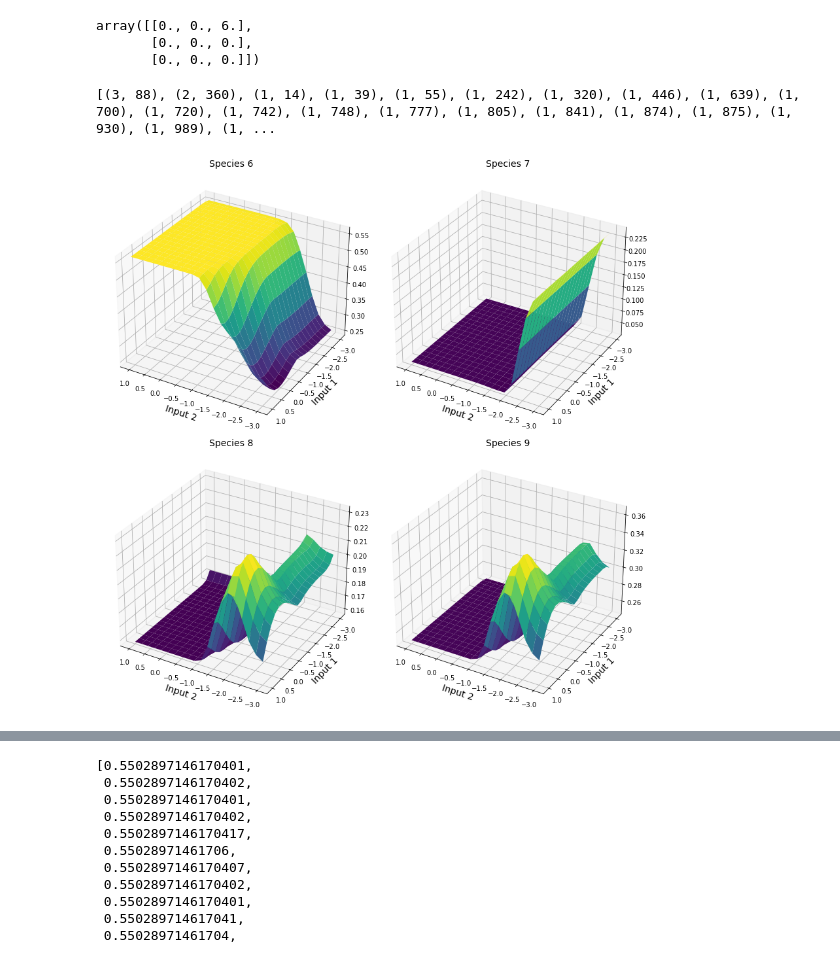
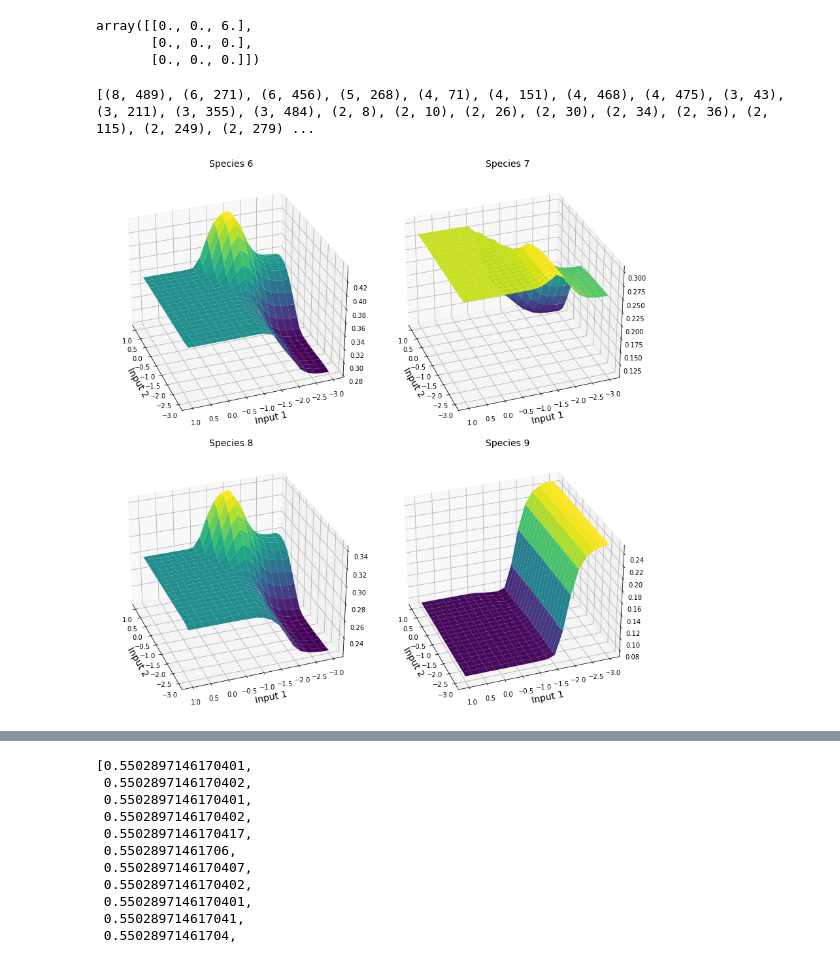
Before and after one commit to csfloyd/GlycanAnalysis, a Jupyter notebook: Python/analyze_data.ipynb, the cells around one changed output, grey strips where cells are left out. Drawn from its saved outputs; the diff is of its cells as text; code cells hidden in the pictures.

```diff
--- a/Python/analyze_data.ipynb
+++ b/Python/analyze_data.ipynb
@@ -35,7 +35,7 @@ First network has 3 cycles
 Network has 10 species and 20 reactions
 # %%
 path = "/Users/csfloyd/Dropbox/Projects/GlycanAnalysis/Dirs/F_range_3_dim_grid_sm"
-file = path + "/" + str(1) + "/SavedData.pkl"
+file = path + "/" + str(0) + "/SavedData.pkl"
 data_logger = NetworkDataLogger(file)
 
 sign_conditions = data_logger.network_data[0]['sign_conditions']
@@ -154,7 +154,7 @@ data_logger.network_data[network_index].keys()
 # %% [output]
 dict_keys(['network_params', 'interaction_matrix', 'cycles', 'n_cycles', 'sign_conditions', 'n_sign_conditions', 'C_full_list', 'l0_list', 'iteration', 'seed', 'dC_dl_list', 'E_range', 'B_range', 'F_r ...
 # %%
-network_index = 355
+network_index = 826
 
 print(M_values[network_index])
 print(data_logger.network_data[network_index]['n_sign_conditions'])
@@ -192,8 +192,8 @@ p_vals = C_data
 #p_vals = [clamp_sign(p, cut) for p in p_vals]
 cmap = 'viridis'
 
-# p_vals = sign_condition_ids
-# cmap = 'tab10'
+p_vals = sign_condition_ids
+cmap = 'tab10'
 
 # Reshape sign_condition_ids into a 2D array
 n = int(np.sqrt(len(p_vals)))  # Assuming square grid
@@ -242,19 +242,19 @@ array([[0., 0., 6.],
 inds_by_M = {M: np.where(M_values == M)[0].tolist() for M in unique_M}
 ys_by_M = {M: y_data[inds_by_M[M]] for M in unique_M}
 
-M=14
+M=12
 l= [(ys_by_M[M][t], inds_by_M[M][t]) for t in range(len(ys_by_M[M]))]
 
 sorted_list = sorted(l, key=lambda x: x[0], reverse=True)
 print(sorted_list)
 print("")
 # %% [output]
-[(3, 88), (2, 360), (1, 14), (1, 39), (1, 55), (1, 242), (1, 320), (1, 446), (1, 639), (1, 700), (1, 720), (1, 742), (1, 748), (1, 777), (1, 805), (1, 841), (1, 874), (1, 875), (1, 930), (1, 989), (1, ...
+[(8, 489), (6, 271), (6, 456), (5, 268), (4, 71), (4, 151), (4, 468), (4, 475), (3, 43), (3, 211), (3, 355), (3, 484), (2, 8), (2, 10), (2, 26), (2, 30), (2, 34), (2, 36), (2, 115), (2, 249), (2, 279) ...
 # %%
 from scipy.interpolate import griddata
 from matplotlib import cm
 
-network_index = 355
+network_index = 826
 
 l0_list = data_logger.network_data[network_index]['l0_list']
 C_full_list = data_logger.network_data[network_index]['C_full_list']
@@ -309,32 +309,32 @@ for i, C_ind in enumerate([6,7,8,9]):
     # Prepare data for interpolation
     # Flatten the log-transformed data points
     points = np.column_stack((log_X.ravel(), log_Y.ravel()))
     values = Z.ravel()
 
     # Do linear interpolation on the log-transformed data
     Z_fine = griddata(points, values, (log_X_fine, log_Y_fine), method='linear')
     #my_col = cm.jet(Z_fine/np.amax(Z_fine))
 
     # Plot the interpolated surface
     surf = ax.plot_surface(log_X_fine, log_Y_fine, Z_fine,  cmap='viridis')
 
     # Set viewpoint
-    ax.view_init(elev=30, azim=120)
+    ax.view_init(elev=30, azim=160)
 
     fs = 14
     ax.set_facecolor('white')
     ax.set_xlabel('Input 2', fontsize=fs)
     ax.set_ylabel('Input 1', fontsize=fs)
     #ax.set_zlabel('C', fontsize=fs)
     # ax.set_xscale('log')
     # ax.set_yscale('log')
     #ax.set_zlim(0, 1)
     ax.set_title(f'Species {C_ind}', fontsize=fs)
 
     # Add colorbar
     #fig.colorbar(surf, ax=ax, shrink=0.5)
 
 plt.tight_layout()
 plt.show()
 # %% [output]
-[figure, old version]
+[figure, new version]
```
Also changed, not shown: parts of 6 cells of this notebook, 10 other files.
